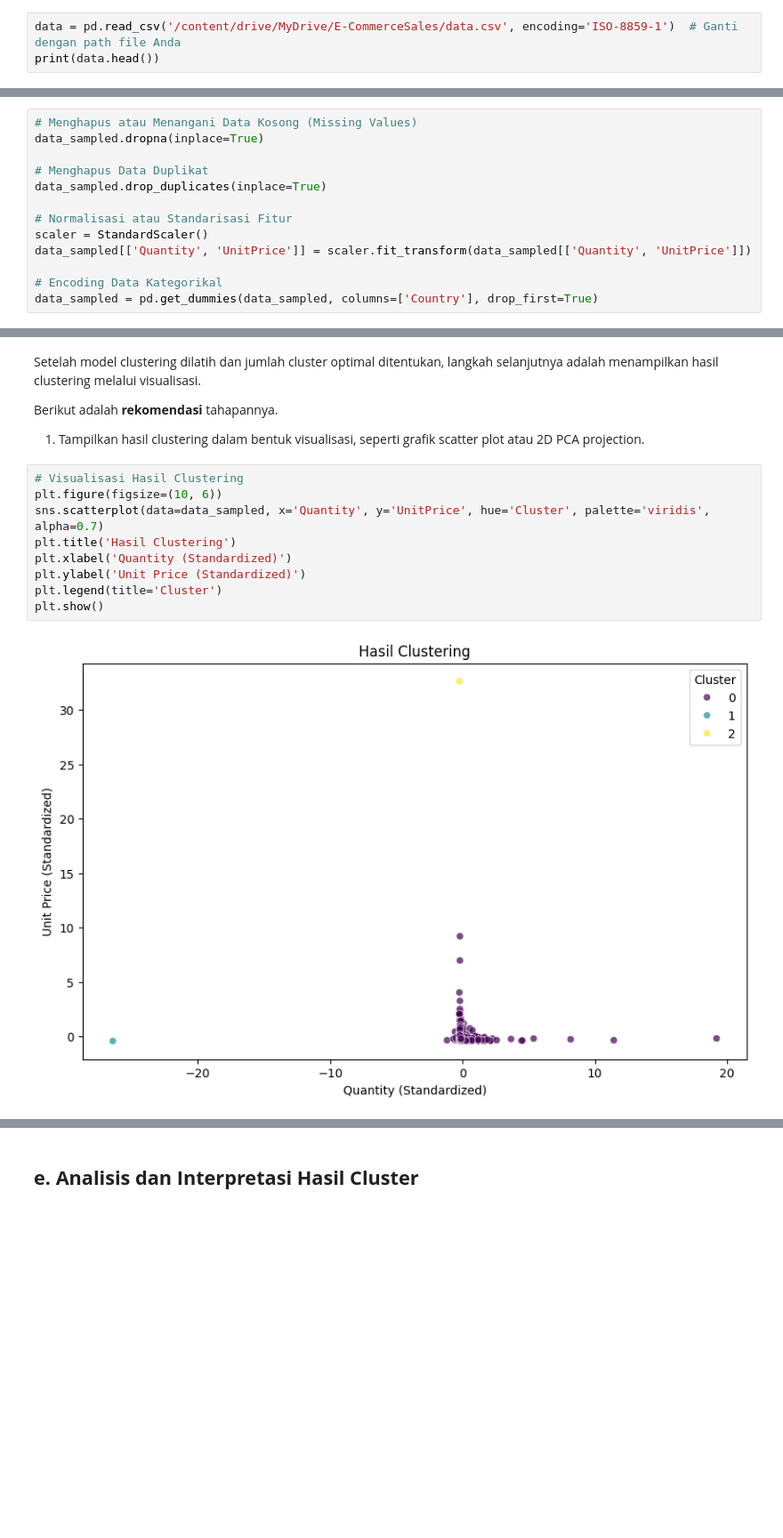
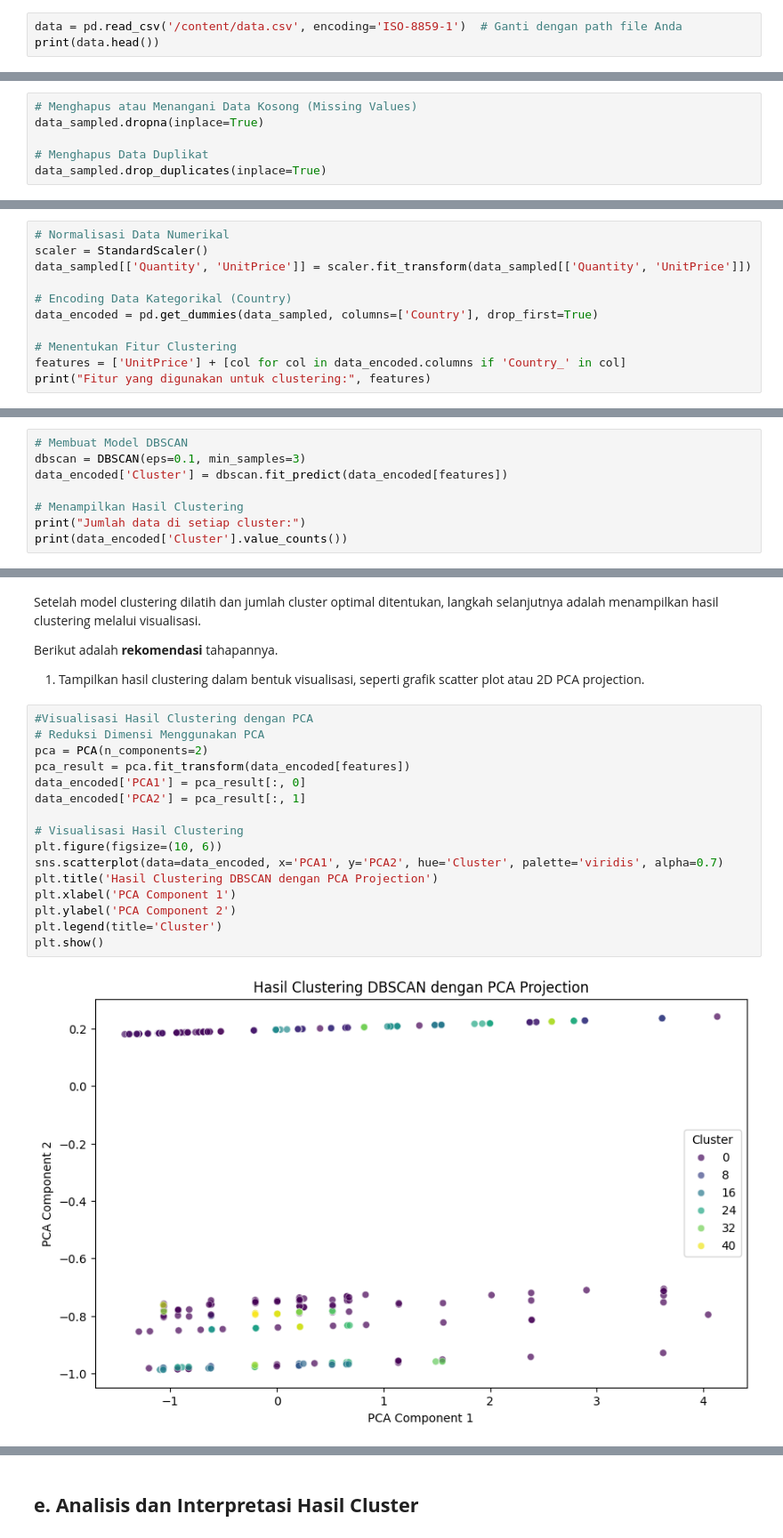
Before and after one commit to Loverzzz/E-commerceSales, a Jupyter notebook: [Clustering]_Submission_Akhir_BMLP_ReynaldoABT.ipynb, the cells around one changed output, grey strips where cells are left out. Shown: that part at 89% size. Drawn from its saved outputs; the diff is of its cells as text; blank space fills up the shorter version.

```diff
--- a/[Clustering]_Submission_Akhir_BMLP_ReynaldoABT.ipynb
+++ b/[Clustering]_Submission_Akhir_BMLP_ReynaldoABT.ipynb
@@ -41,7 +41,7 @@ drive.mount('/content/drive')
 # %% [output]
 Drive already mounted at /content/drive; to attempt to forcibly remount, call drive.mount("/content/drive", force_remount=True).
 # %%
-data = pd.read_csv('/content/drive/MyDrive/E-CommerceSales/data.csv', encoding='ISO-8859-1')  # Ganti dengan path file Anda
+data = pd.read_csv('/content/data.csv', encoding='ISO-8859-1')  # Ganti dengan path file Anda
 print(data.head())
 # %% [output]
   InvoiceNo StockCode                          Description  Quantity  \
@@ -194,10 +150,3 @@ data_sampled.dropna(inplace=True)
 
 # Menghapus Data Duplikat
 data_sampled.drop_duplicates(inplace=True)
-
-# Normalisasi atau Standarisasi Fitur
-scaler = StandardScaler()
-data_sampled[['Quantity', 'UnitPrice']] = scaler.fit_transform(data_sampled[['Quantity', 'UnitPrice']])
-
-# Encoding Data Kategorikal
-data_sampled = pd.get_dummies(data_sampled, columns=['Country'], drop_first=True)
@@ -203,0 +191,11 @@ data_sampled = pd.get_dummies(data_sampled, columns=['Country'], drop_first=True
+# %%
+# Normalisasi Data Numerikal
+scaler = StandardScaler()
+data_sampled[['Quantity', 'UnitPrice']] = scaler.fit_transform(data_sampled[['Quantity', 'UnitPrice']])
+
+# Encoding Data Kategorikal (Country)
+data_encoded = pd.get_dummies(data_sampled, columns=['Country'], drop_first=True)
+
+# Menentukan Fitur Clustering
+features = ['UnitPrice'] + [col for col in data_encoded.columns if 'Country_' in col]
+print("Fitur yang digunakan untuk clustering:", features)
@@ -215,0 +212,8 @@ data_sampled['Cluster'] = kmeans.fit_predict(data_sampled[['Quantity', 'UnitPric
+# %%
+# Membuat Model DBSCAN
+dbscan = DBSCAN(eps=0.1, min_samples=3)
+data_encoded['Cluster'] = dbscan.fit_predict(data_encoded[features])
+
+# Menampilkan Hasil Clustering
+print("Jumlah data di setiap cluster:")
+print(data_encoded['Cluster'].value_counts())
@@ -264,13 +301,20 @@ Setelah model clustering dilatih dan jumlah cluster optimal ditentukan, langkah
 Berikut adalah **rekomendasi** tahapannya.
 1. Tampilkan hasil clustering dalam bentuk visualisasi, seperti grafik scatter plot atau 2D PCA projection.
 # %%
+#Visualisasi Hasil Clustering dengan PCA
+# Reduksi Dimensi Menggunakan PCA
+pca = PCA(n_components=2)
+pca_result = pca.fit_transform(data_encoded[features])
+data_encoded['PCA1'] = pca_result[:, 0]
+data_encoded['PCA2'] = pca_result[:, 1]
+
 # Visualisasi Hasil Clustering
 plt.figure(figsize=(10, 6))
-sns.scatterplot(data=data_sampled, x='Quantity', y='UnitPrice', hue='Cluster', palette='viridis', alpha=0.7)
-plt.title('Hasil Clustering')
-plt.xlabel('Quantity (Standardized)')
-plt.ylabel('Unit Price (Standardized)')
+sns.scatterplot(data=data_encoded, x='PCA1', y='PCA2', hue='Cluster', palette='viridis', alpha=0.7)
+plt.title('Hasil Clustering DBSCAN dengan PCA Projection')
+plt.xlabel('PCA Component 1')
+plt.ylabel('PCA Component 2')
 plt.legend(title='Cluster')
 plt.show()
 # %% [output]
-[figure, old version]
+[figure, new version]
```
Also changed, not shown: parts of 12 cells of this notebook.
